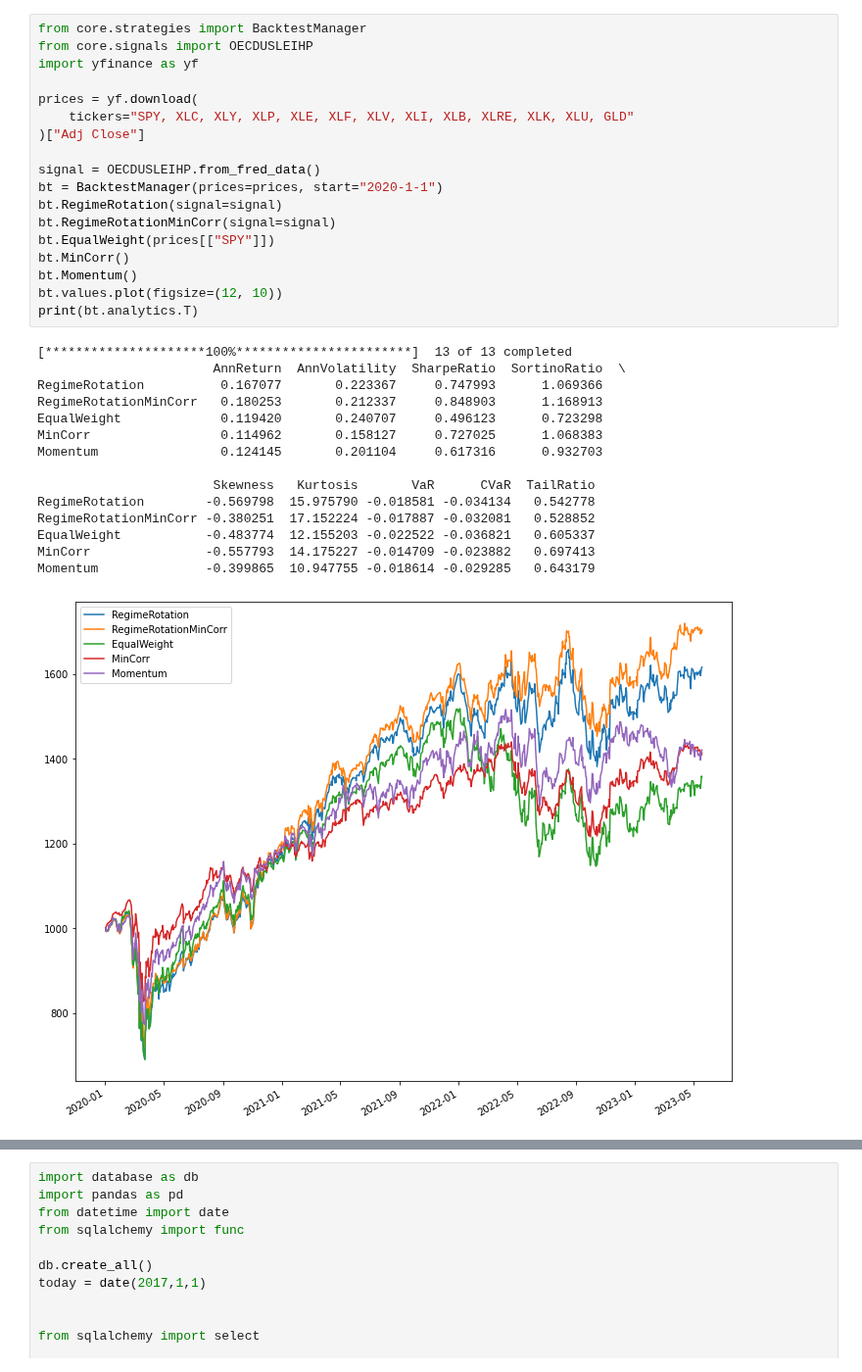
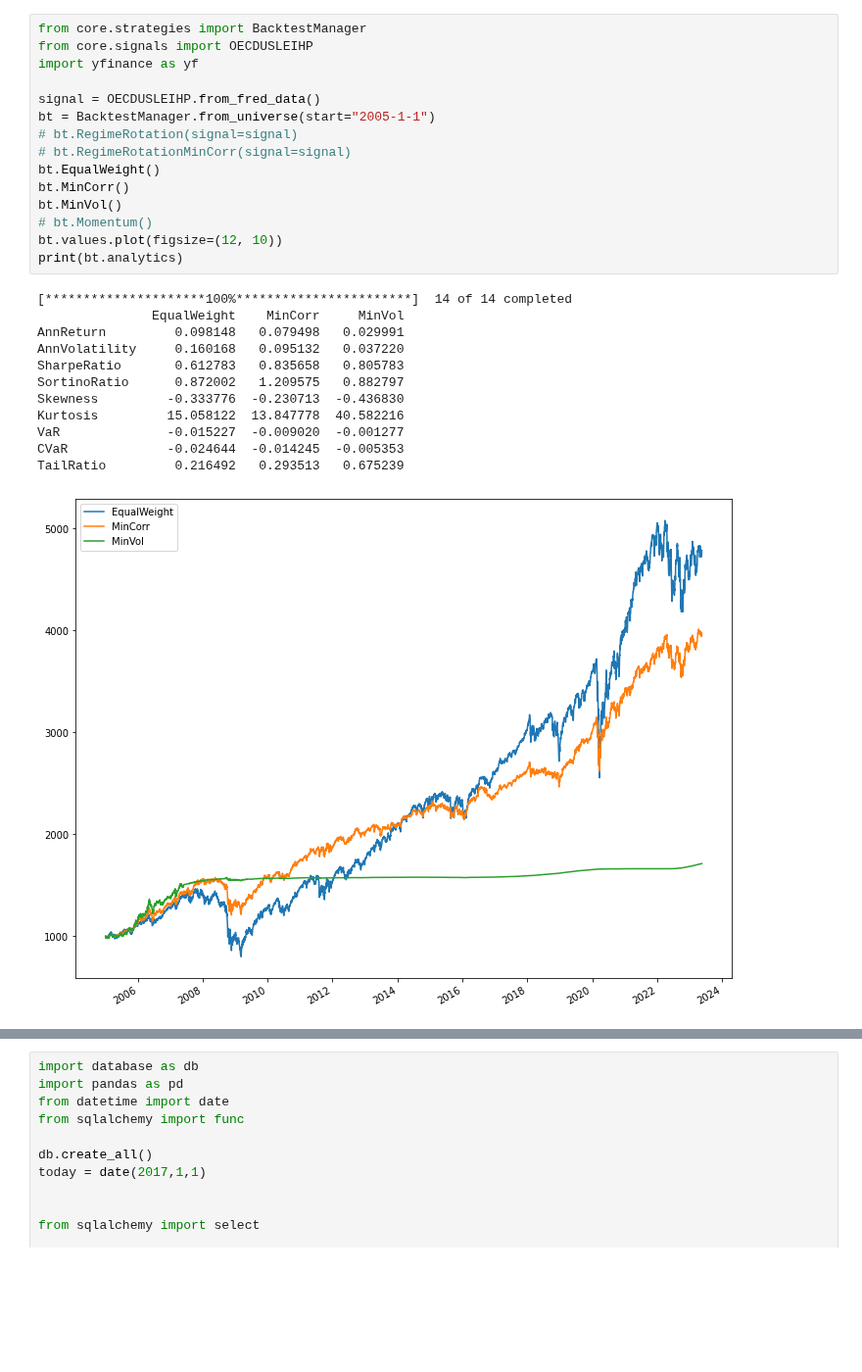
Before and after one commit to HTF1125/RobertLab, a Jupyter notebook: src/test.ipynb, the cells around one changed output, grey strips where cells are left out. Shown at 98% size. Saved outputs shown, nothing was run; the diff lists cells and outputs as text; blank space fills up the shorter version.

```diff
--- a/src/test.ipynb
+++ b/src/test.ipynb
@@ -1,34 +1,28 @@
 # %%
 from core.strategies import BacktestManager
 from core.signals import OECDUSLEIHP
 import yfinance as yf
 
-prices = yf.download(
-    tickers="SPY, XLC, XLY, XLP, XLE, XLF, XLV, XLI, XLB, XLRE, XLK, XLU, GLD"
-)["Adj Close"]
-
 signal = OECDUSLEIHP.from_fred_data()
-bt = BacktestManager(prices=prices, start="2020-1-1")
-bt.RegimeRotation(signal=signal)
-bt.RegimeRotationMinCorr(signal=signal)
-bt.EqualWeight(prices[["SPY"]])
+bt = BacktestManager.from_universe(start="2005-1-1")
+# bt.RegimeRotation(signal=signal)
+# bt.RegimeRotationMinCorr(signal=signal)
+bt.EqualWeight()
 bt.MinCorr()
-bt.Momentum()
+bt.MinVol()
+# bt.Momentum()
 bt.values.plot(figsize=(12, 10))
-print(bt.analytics.T)
+print(bt.analytics)
 # %% [output]
-[*********************100%***********************]  13 of 13 completed
-                       AnnReturn  AnnVolatility  SharpeRatio  SortinoRatio  \
-RegimeRotation          0.167077       0.223367     0.747993      1.069366
-RegimeRotationMinCorr   0.180253       0.212337     0.848903      1.168913
-EqualWeight             0.119420       0.240707     0.496123      0.723298
-MinCorr                 0.114962       0.158127     0.727025      1.068383
-Momentum                0.124145       0.201104     0.617316      0.932703
-
-                       Skewness   Kurtosis       VaR      CVaR  TailRatio
-RegimeRotation        -0.569798  15.975790 -0.018581 -0.034134   0.542778
-RegimeRotationMinCorr -0.380251  17.152224 -0.017887 -0.032081   0.528852
-EqualWeight           -0.483774  12.155203 -0.022522 -0.036821   0.605337
-MinCorr               -0.557793  14.175227 -0.014709 -0.023882   0.697413
-Momentum              -0.399865  10.947755 -0.018614 -0.029285   0.643179
+[*********************100%***********************]  14 of 14 completed
+               EqualWeight    MinCorr     MinVol
+AnnReturn         0.098148   0.079498   0.029991
+AnnVolatility     0.160168   0.095132   0.037220
+SharpeRatio       0.612783   0.835658   0.805783
+SortinoRatio      0.872002   1.209575   0.882797
+Skewness         -0.333776  -0.230713  -0.436830
+Kurtosis         15.058122  13.847778  40.582216
+VaR              -0.015227  -0.009020  -0.001277
+CVaR             -0.024644  -0.014245  -0.005353
+TailRatio         0.216492   0.293513   0.675239
-[figure, old version]
+[figure, new version]
```
Also changed, not shown: parts of 2 cells of this notebook, 20 other files.
